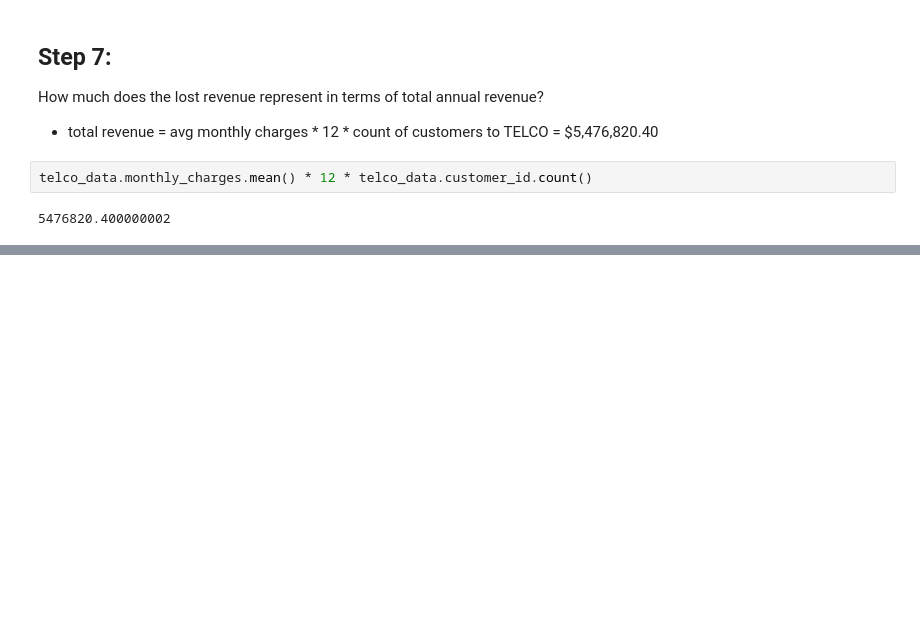
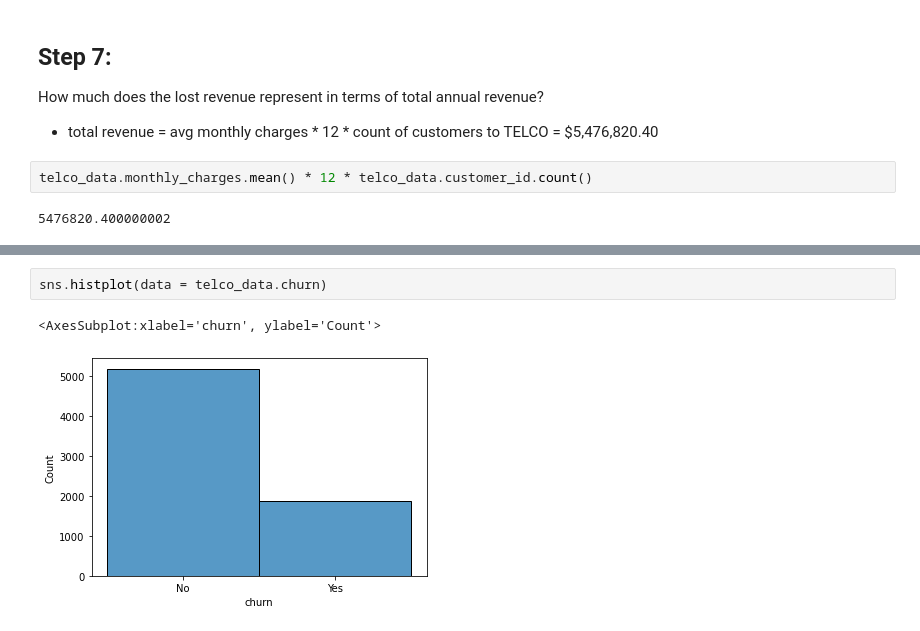
Before and after one commit to fred-lindsey/storytelling_with_data, a Jupyter notebook: TELCO_churn_project_notebook.ipynb, the cells around one changed output, grey strips where cells are left out. Drawn from its saved outputs; the diff is of its cells as text; blank space fills up the shorter version.

```diff
--- a/TELCO_churn_project_notebook.ipynb
+++ b/TELCO_churn_project_notebook.ipynb
@@ -226,0 +288,5 @@ telco_data.monthly_charges.mean() * 12 * telco_data.customer_id.count()
+# %%
+sns.histplot(data = telco_data.churn)
+# %% [output]
+<AxesSubplot:xlabel='churn', ylabel='Count'>
+[figure, added]
```
Also changed, not shown: parts of 71 cells of this notebook, 3 other files.
